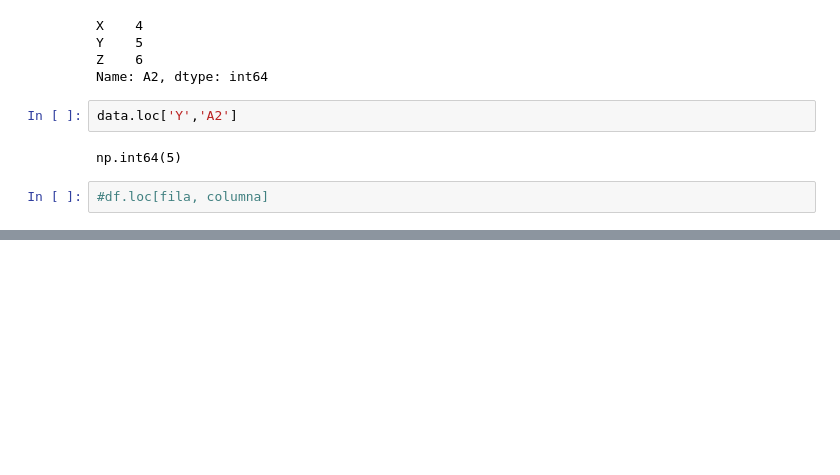
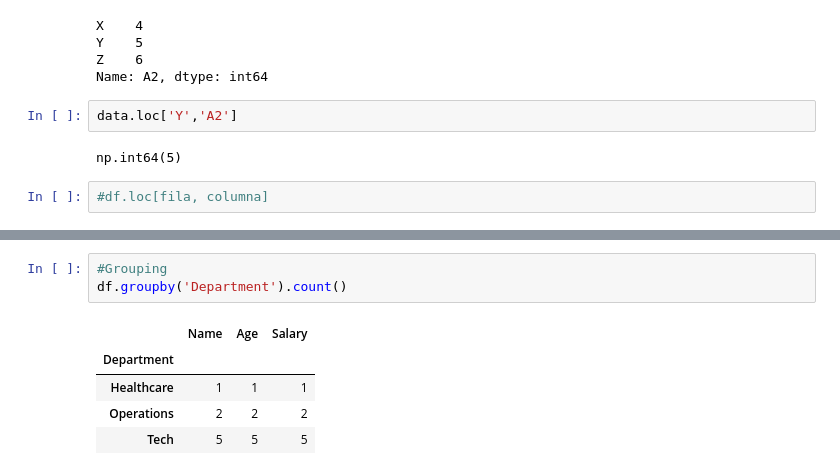
Before and after one commit to hectorherreraespinola/EDA_FreeCodeCamp, a Jupyter notebook: EDA.ipynb, the cells around one changed output, grey strips where cells are left out. Drawn from its saved outputs; the diff is of its cells as text; blank space fills up the shorter version.

```diff
--- a/EDA.ipynb
+++ b/EDA.ipynb
@@ -202,0 +237,9 @@ np.int64(5)
+# %%
+#Grouping
+df.groupby('Department').count()
+# %% [output]
+|  | Name | Age | Salary |
+| Department |  |  |  |
+| Healthcare | 1 | 1 | 1 |
+| Operations | 2 | 2 | 2 |
+| Tech | 5 | 5 | 5 |
```
Also changed, not shown: parts of 9 cells of this notebook.
